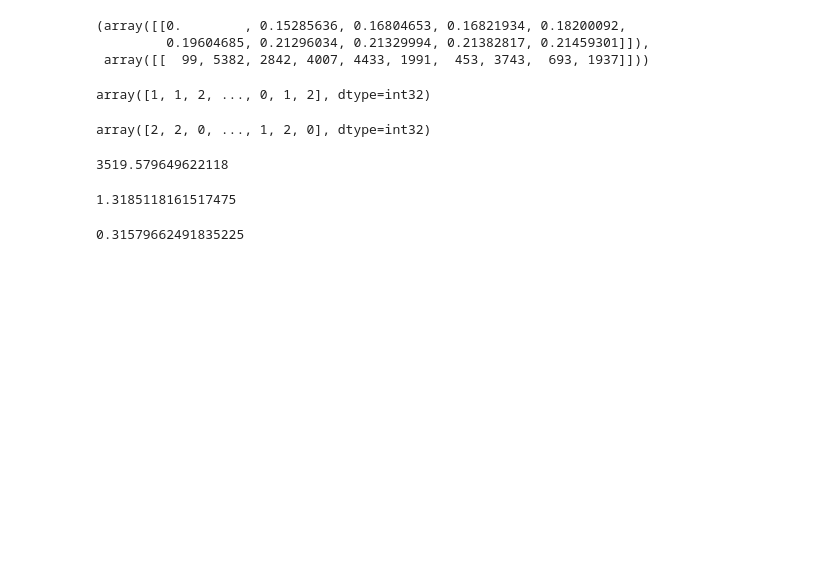
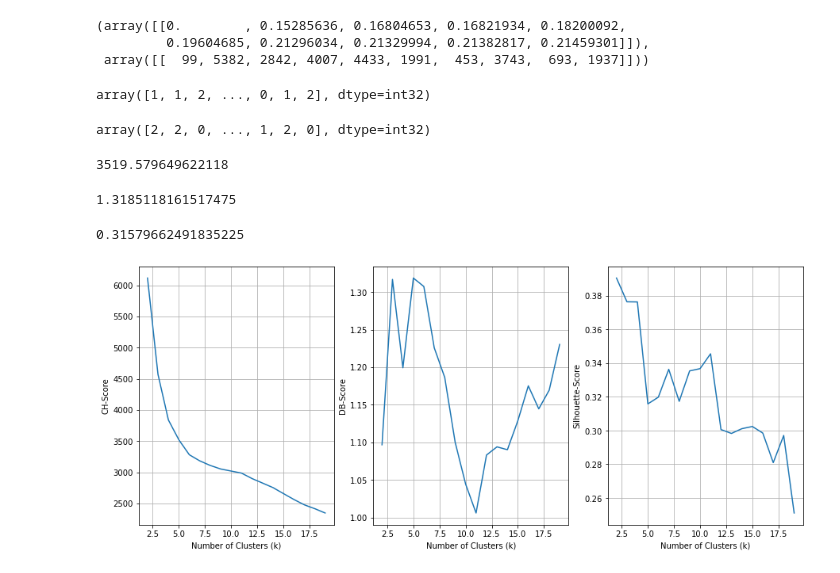
Before and after one commit to oscarm524/DATA-445, a Jupyter notebook: Chapter7/Chapter7.ipynb, the cells around one changed output. Cells and saved outputs as stored; diff of their text form; code cells hidden in the pictures; blank space fills up the shorter version.

Commit message:
Adding choosing the number of clusters

```diff
--- a/Chapter7/Chapter7.ipynb
+++ b/Chapter7/Chapter7.ipynb
@@ -212,3 +212,60 @@ silhouette_score = silhouette_score(X, kmeans_plus_plus_md.labels_)
 silhouette_score
 # %% [output]
 0.31579662491835225
+# %%
+from sklearn.preprocessing import MinMaxScaler
+from sklearn.cluster import KMeans
+from sklearn.metrics import calinski_harabasz_score
+from sklearn.metrics import davies_bouldin_score
+from sklearn.metrics import silhouette_score
+import matplotlib.pyplot as plt
+
+## Selecting variables of interest
+X = credit_card.drop(['CUST_ID'], axis = 1)
+
+## Standardizing the data
+scaler = MinMaxScaler().fit(X)
+X = scaler.transform(X)
+
+## Defining the number of clusters to be considered
+krange = list(range(2, 20))
+
+## Defining lists to store scores
+CH_scores, DB_scores, silhouette_scores = list(), list(), list()
+
+for i in krange:
+
+    ## Here we define the k-means model
+    cluster_md = KMeans(n_clusters = i, n_init = 20).fit(X)
+    cluster_assignments = cluster_md.labels_
+
+    ## Here we extract CH, DB and silhoutte scores
+    CH = calinski_harabasz_score(X, cluster_assignments)
+    DB = davies_bouldin_score(X, cluster_assignments)
+    silhouette = silhouette_score(X, cluster_assignments)
+
+    ## Storing scores
+    CH_scores.append(CH)
+    DB_scores.append(DB)
+    silhouette_scores.append(silhouette)
+
+## Visualizing the scores
+fig, axs = plt.subplots(1, 3, figsize = (15, 6))
+axs[0].plot(krange, CH_scores)
+axs[0].set_xlabel('Number of Clusters (k)')
+axs[0].set_ylabel('CH-Score')
+axs[0].grid()
+
+axs[1].plot(krange, DB_scores)
+axs[1].set_xlabel('Number of Clusters (k)')
+axs[1].set_ylabel('DB-Score')
+axs[1].grid()
+
+axs[2].plot(krange, silhouette_scores)
+axs[2].set_xlabel('Number of Clusters (k)')
+axs[2].set_ylabel('Silhouette-Score')
+axs[2].grid()
+
+# fig.savefig('chapter7_plot2.pdf')
+# %% [output]
+[figure, added]
```
Also changed, not shown: 1 other file.
